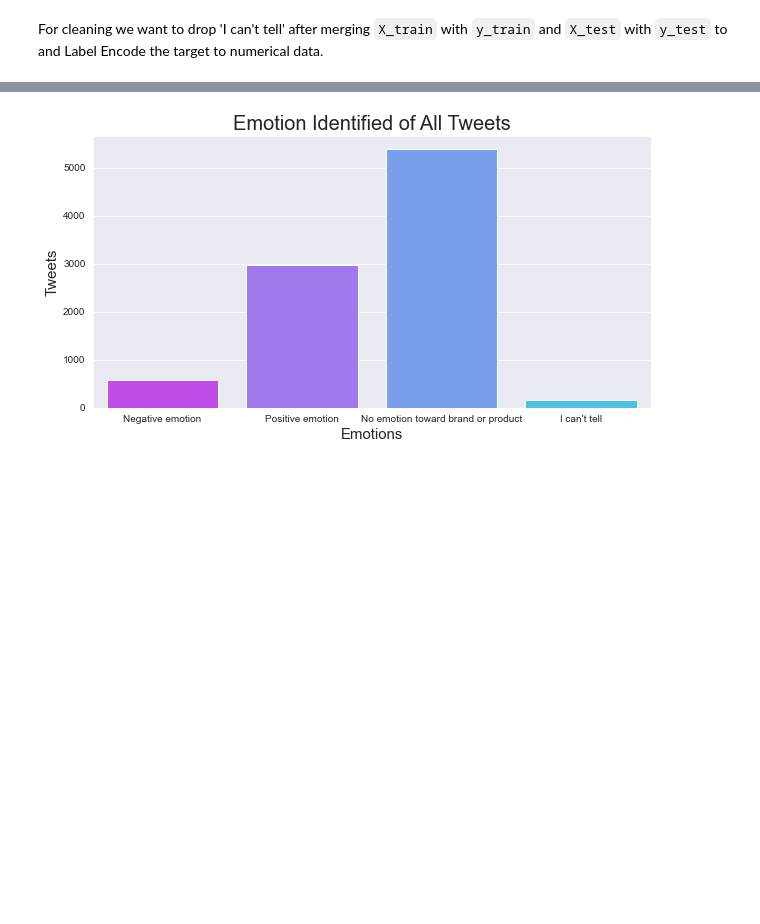
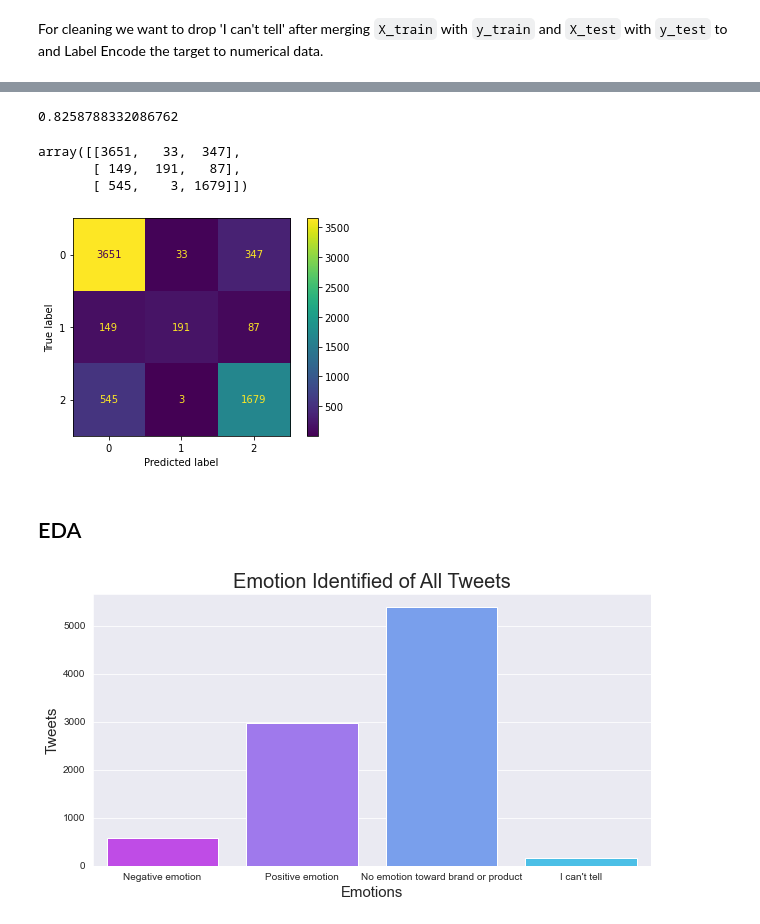
Before and after one commit to raylinsoriano/NLP_project, a Jupyter notebook: Individual Notebooks/Meaghan's Notebook.ipynb, the cells around one changed output, grey strips where cells are left out. Saved outputs shown, nothing was run; the diff lists cells and outputs as text; code cells hidden in the pictures; blank space fills up the shorter version.

```diff
--- a/Individual Notebooks/Meaghan's Notebook.ipynb
+++ b/Individual Notebooks/Meaghan's Notebook.ipynb
@@ -154,0 +174,8 @@ df_test_clean.head()
+# %%
+sw = stopwords.words('english')
+# %%
+fsm_pipe = Pipeline([('cv', CountVectorizer(stop_words=sw)),
+                     ('mnb', MultinomialNB())
+])
+# %%
+fsm_pipe.fit(df_train_clean['text'], df_train_clean['target'])
@@ -155,3 +195,19 @@ df_test_clean.head()
+# %%
+accuracy_score(df_train_clean['target'], y_hat)
+# %% [output]
+0.8258788332086762
+# %%
+confusion_matrix(df_train_clean['target'], y_hat)
+# %% [output]
+array([[3651,   33,  347],
+       [ 149,  191,   87],
+       [ 545,    3, 1679]])
+# %%
+plot_confusion_matrix(fsm_pipe, df_train_clean['text'], df_train_clean['target']);
+# %% [output]
+[figure, added]
+# %% [markdown]
+## EDA
 # %%
 token = RegexpTokenizer(r'[a-zA-Z0-9]+')
 cv = CountVectorizer(lowercase=True,stop_words='english',ngram_range = (1,1),tokenizer = token.tokenize)
```
Also changed, not shown: parts of 12 cells of this notebook.
